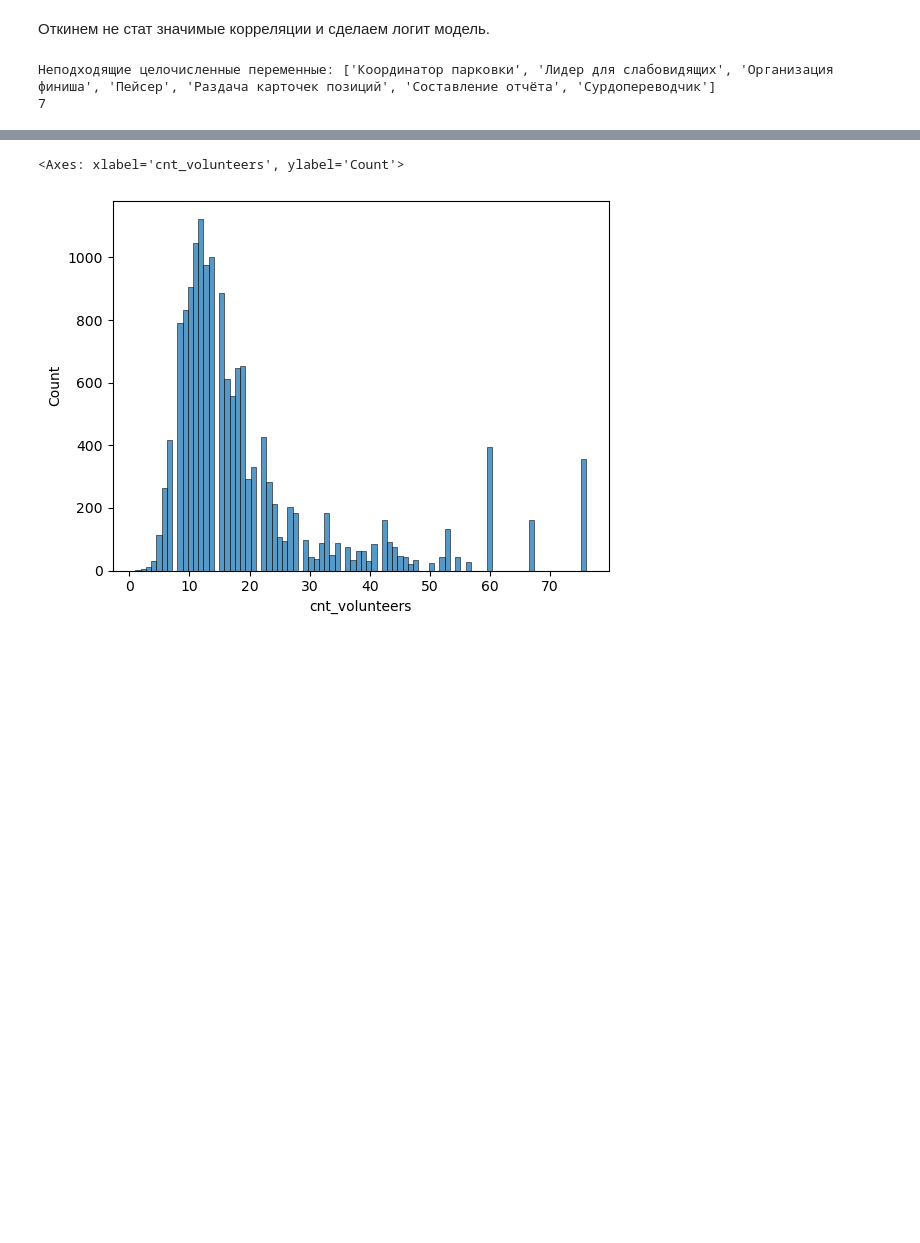
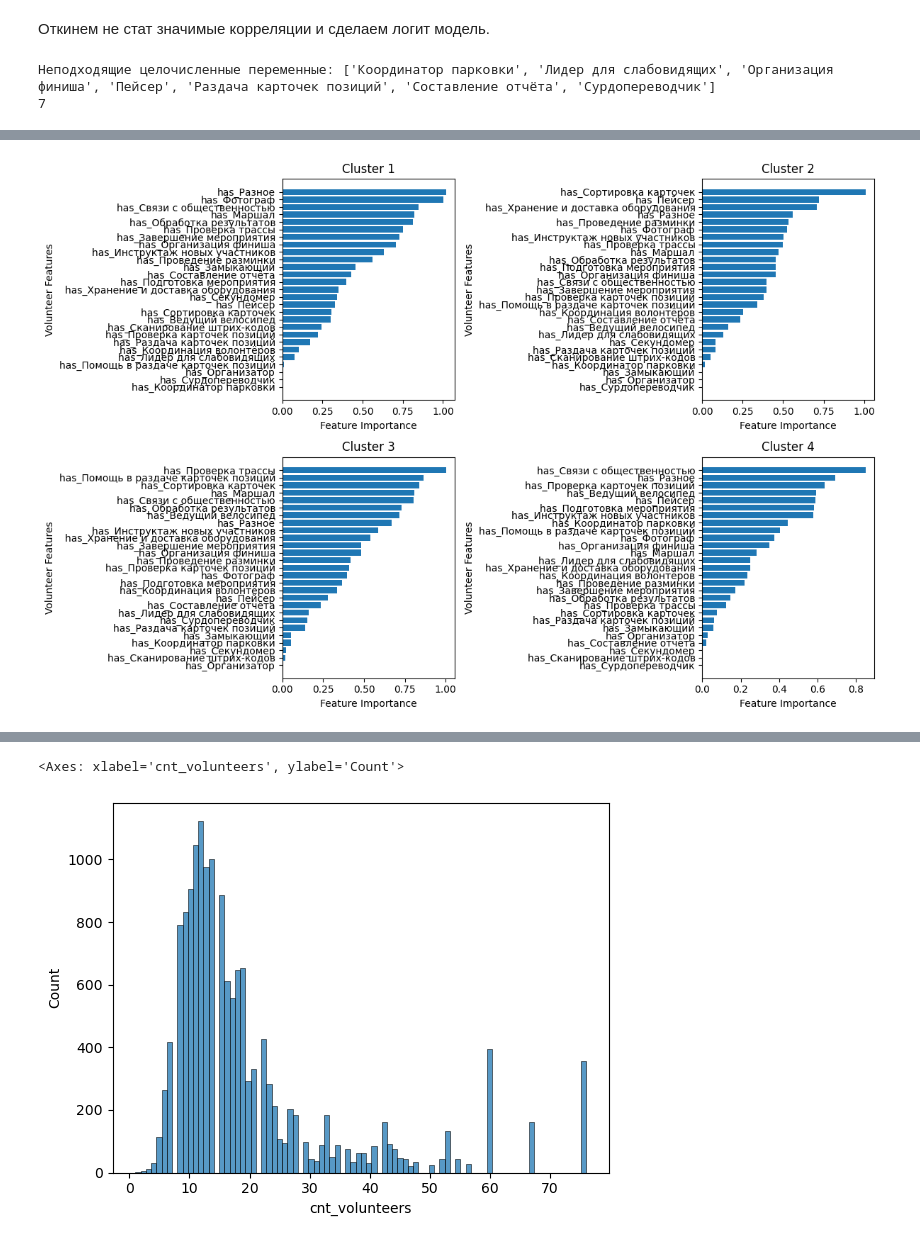
Before and after one commit to Alex12345432141242/abort-404, a Jupyter notebook: gipoteza_volunteer.ipynb, the cells around one changed output, grey strips where cells are left out. Saved outputs shown, nothing was run; the diff lists cells and outputs as text; code cells hidden in the pictures; blank space fills up the shorter version.

Commit message:
catboost finishtime and clusters

```diff
--- a/gipoteza_volunteer.ipynb
+++ b/gipoteza_volunteer.ipynb
@@ -303,3 +303,30 @@ Feature: has_Секундомер, Importance: 0.00
 Feature: has_Сканирование штрих-кодов, Importance: 0.00
 Feature: has_Сурдопереводчик, Importance: 0.00
 --------------------------------------------------
+# %%
+import matplotlib.pyplot as plt
+
+
+
+volunteer_features = [f for f in features if f.startswith('has_')]
+
+fig, axes = plt.subplots(2, 2, figsize=(12, 8))
+axes = axes.flatten()
+
+for i, clst in enumerate([1, 2, 3, 4]):
+    model = models[clst]
+    importances = model.get_feature_importance()
+
+    imp_df = pd.DataFrame({'feature': features, 'importance': importances})
+    imp_df = imp_df.loc[imp_df['feature'].isin(volunteer_features)].sort_values('importance', ascending=False)
+
+    axes[i].barh(imp_df['feature'], imp_df['importance'])
+    axes[i].set_title(f'Cluster {clst}')
+    axes[i].invert_yaxis()
+    axes[i].set_xlabel('Feature Importance')
+    axes[i].set_ylabel('Volunteer Features')
+
+plt.tight_layout()
+plt.show()
+# %% [output]
+[figure, added]
```
Also changed, not shown: parts of 11 cells of this notebook, 4 other files.
